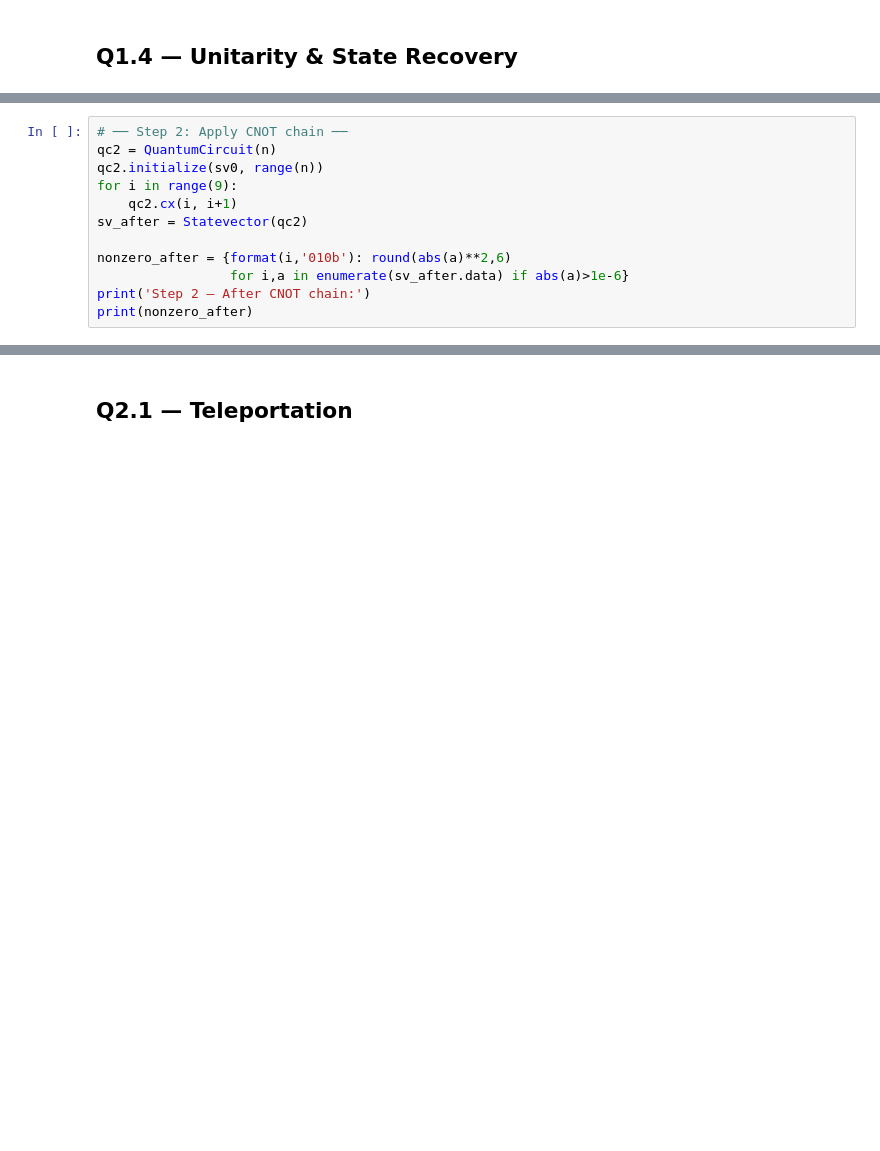
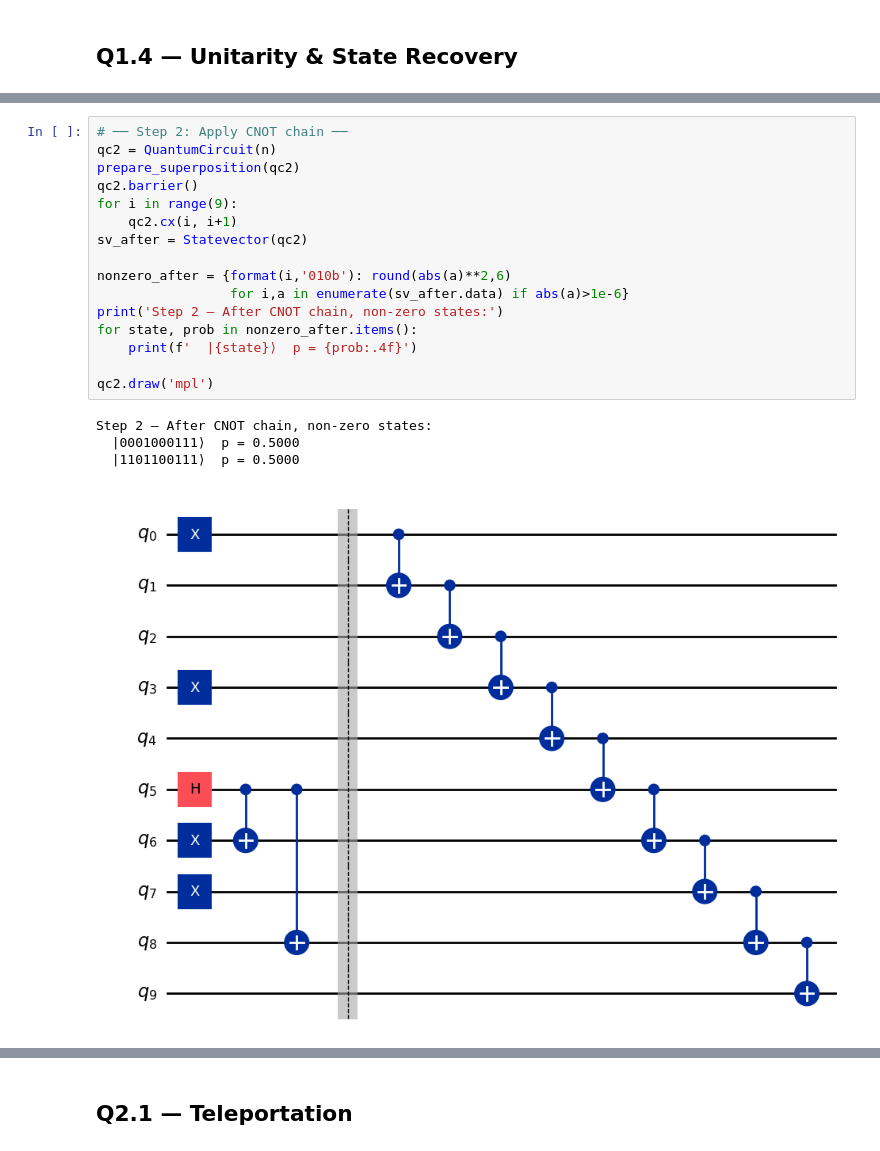
Before and after one commit to Nachiket-Bhanushali/PHYS-452-Projects, a Jupyter notebook: Project-1/P452_Project1.ipynb, the cells around one changed output, grey strips where cells are left out. Saved outputs shown, nothing was run; the diff lists cells and outputs as text; blank space fills up the shorter version.

```diff
--- a/Project-1/P452_Project1.ipynb
+++ b/Project-1/P452_Project1.ipynb
@@ -80,13 +141,22 @@ print(nonzero_init)
 # %%
 # ── Step 2: Apply CNOT chain ──
 qc2 = QuantumCircuit(n)
-qc2.initialize(sv0, range(n))
+prepare_superposition(qc2)
+qc2.barrier()
 for i in range(9):
     qc2.cx(i, i+1)
 sv_after = Statevector(qc2)
 
 nonzero_after = {format(i,'010b'): round(abs(a)**2,6)
                  for i,a in enumerate(sv_after.data) if abs(a)>1e-6}
-print('Step 2 — After CNOT chain:')
-print(nonzero_after)
+print('Step 2 — After CNOT chain, non-zero states:')
+for state, prob in nonzero_after.items():
+    print(f'  |{state}⟩  p = {prob:.4f}')
+
+qc2.draw('mpl')
+# %% [output]
+Step 2 — After CNOT chain, non-zero states:
+  |0001000111⟩  p = 0.5000
+  |1101100111⟩  p = 0.5000
+[figure, added]
 # %%
```
Also changed, not shown: parts of 18 cells of this notebook, 2 other files.
